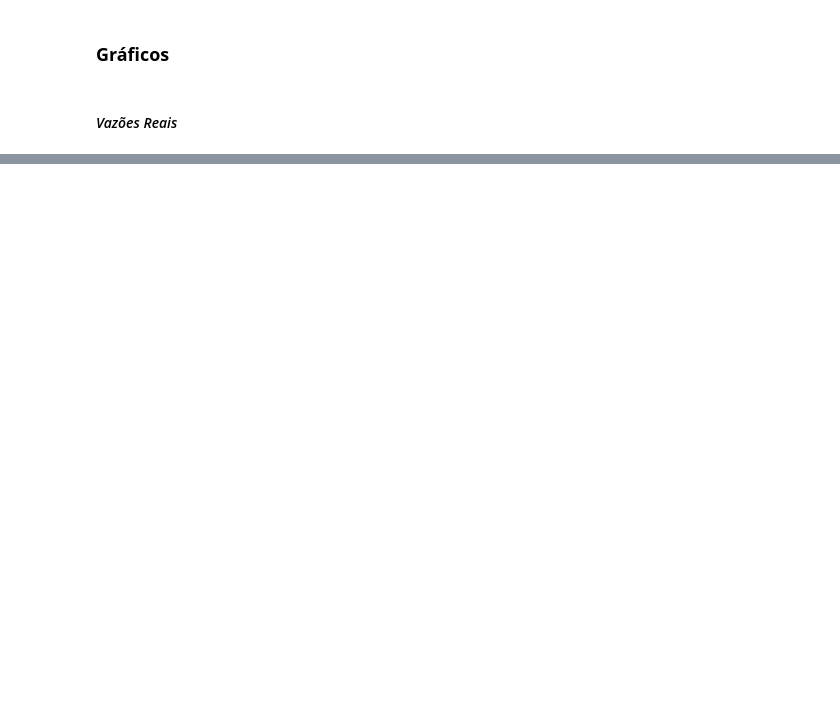
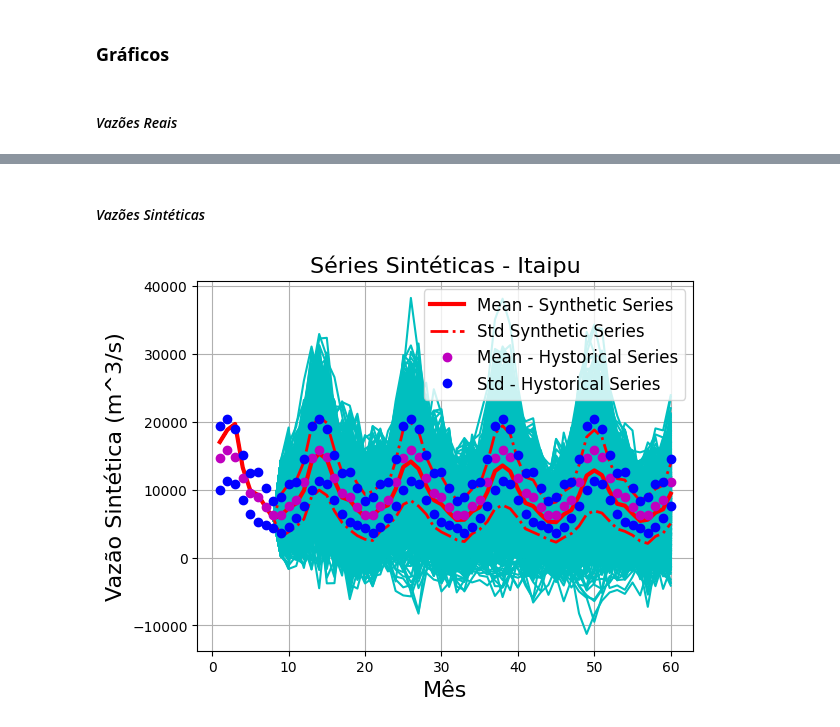
Before and after one commit to AndreMarcato/Planerg_2023, a Jupyter notebook: Series_Sinteticas_Eduardo.ipynb, the cells around one changed output, grey strips where cells are left out. Cells and saved outputs as stored; diff of their text form; code cells hidden in the pictures; blank space fills up the shorter version.

```diff
--- a/Series_Sinteticas_Eduardo.ipynb
+++ b/Series_Sinteticas_Eduardo.ipynb
@@ -279,0 +283,8 @@ for i_ord in np.arange(1,11+1,1):  # ordens de 1 a 11
+# %%
+coeficientes = np.zeros((12,ordem_max))
+
+for i, imes in enumerate(mes_lista):
+    for j in range(melhor_ordem[i]):
+        coeficientes[i][j] = resultado['ordem_' + str(melhor_ordem[i])]['phi'][i][j][0]
+
+pd.DataFrame(data = [coeficientes][0], columns=[f"phi_{i}" for i in range(1, 12)], index=[mes_lista])
@@ -346,0 +322,6 @@ for ordem in np.arange(1,11+1,1):  # ordens de 1 a 11
+# %%
+erros_mes = {}
+
+for i, imes in enumerate(mes_lista):
+    x = resultado['ordem_' + str(melhor_ordem[i])]['erros'][i].reshape(1,-1)[0]
+    erros_mes[imes] = x.tolist()
@@ -401,0 +421,29 @@ plt.show()
+# %% [markdown]
+#### *Vazões Sintéticas*
+# %%
+vazoes = usina['vazoes']
+
+nanos = len(vazoes)
+
+media = np.mean(vazoes[1:(nanos-1)], 0)
+desvio = np.std(vazoes[1:(nanos-1)], 0)
+
+x_axis = np.arange(1, horizonte+1)
+plt.plot(x_axis, series.transpose(), 'c-')
+plt.plot(x_axis, np.mean(series,0), 'r-', lw=3, label='Mean - Synthetic Series')
+plt.plot(x_axis, np.mean(series,0) + np.nanstd(series, axis=0), 'r-.', lw=2, label='Std Synthetic Series')
+plt.plot(x_axis, np.mean(series,0) - np.nanstd(series, axis=0), 'r-.', lw=2)
+m = np.concatenate([ media, media, media, media, media])
+d = np.concatenate([ desvio, desvio, desvio, desvio, desvio])
+plt.plot(x_axis, m, 'mo', lw=3, label='Mean - Hystorical Series')
+plt.plot(x_axis, m + d, 'bo', lw=2, label='Std - Hystorical Series')
+plt.plot(x_axis, m - d, 'bo', lw=2)
+titulo = "Séries Sintéticas - " + nome_usina
+plt.title(titulo, fontsize=16)
+plt.xlabel('Mês', fontsize=16)
+plt.ylabel('Vazão Sintética (m^3/s)', fontsize=16)
+plt.legend(fontsize=12)
+plt.grid()
+plt.show()
+# %% [output]
+[figure, added]
```
Also changed, not shown: parts of 30 cells of this notebook.
